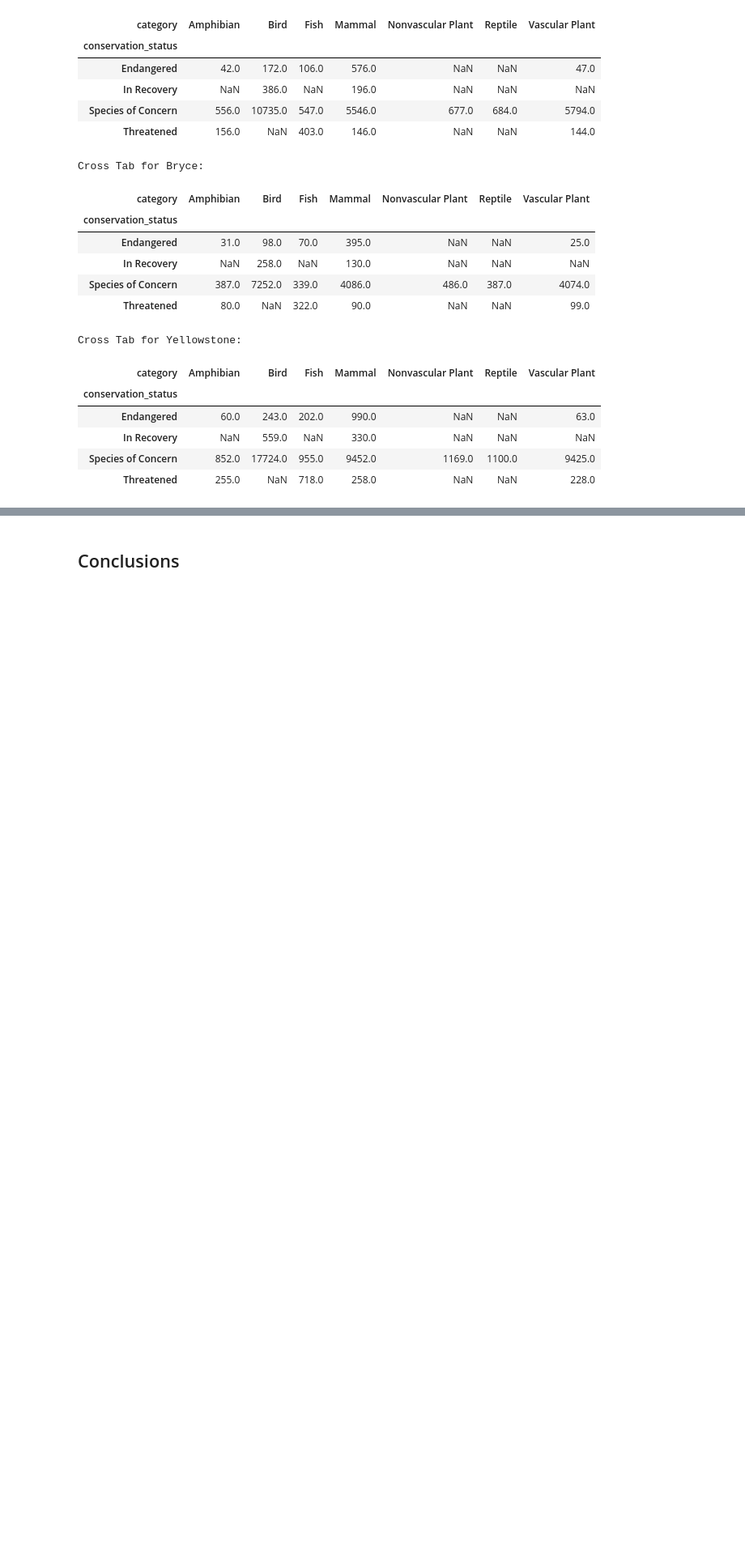
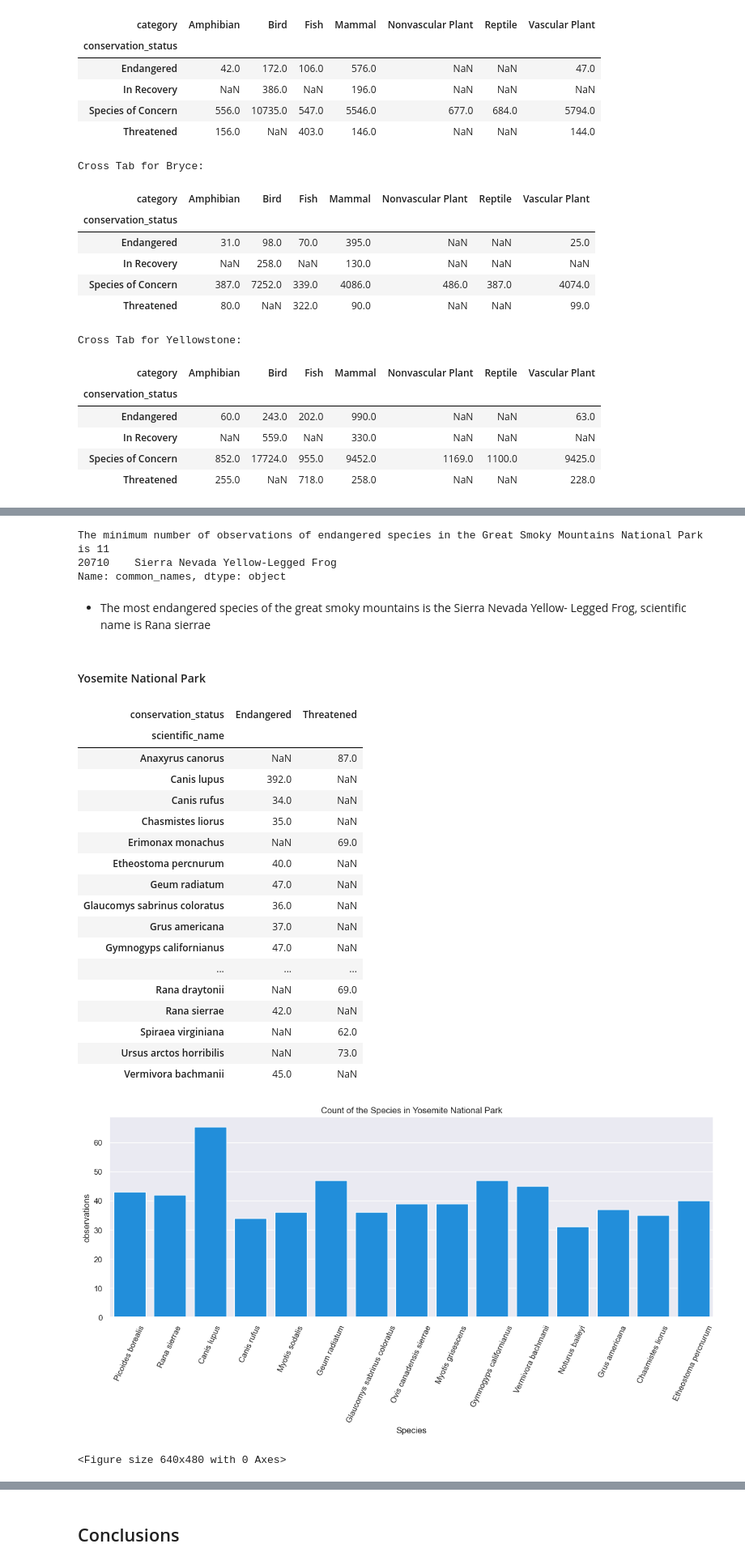
Before and after one commit to GALLP900/CodAcG_Github, a Jupyter notebook: Python_Training/Data Science Fundations II/biodiversity-starter/biodiversity_starter/biodiversity.ipynb, the cells around one changed output, grey strips where cells are left out. Shown at 81% size. Saved outputs shown, nothing was run; the diff lists cells and outputs as text; code cells hidden in the pictures; blank space fills up the shorter version.

```diff
--- a/Python_Training/Data Science Fundations II/biodiversity-starter/biodiversity_starter/biodiversity.ipynb
+++ b/Python_Training/Data Science Fundations II/biodiversity-starter/biodiversity_starter/biodiversity.ipynb
@@ -385,0 +355,50 @@ plt.clf()
+# %%
+# Find the minimum number of observations of endangered species in the Great Smoky Mountains National Park
+min_observation = data_smokymt[data_smokymt.conservation_status == 'Endangered']['observations'].min()
+print(f'The minimum number of observations of endangered species in the Great Smoky Mountains National Park is {min_observation}')
+# Find the common name of the most endangered species in the Great Smoky Mountains National Park
+Rana = data_smokymt[data_smokymt.scientific_name == 'Rana sierrae']['common_names']
+print(Rana)
+# %% [output]
+The minimum number of observations of endangered species in the Great Smoky Mountains National Park is 11
+20710    Sierra Nevada Yellow-Legged Frog
+Name: common_names, dtype: object
+# %% [markdown]
+- The most endangered species of the great smoky mountains is the Sierra Nevada Yellow- Legged Frog, scientific name is Rana sierrae
+# %% [markdown]
+#### Yosemite National Park
+# %%
+# create a df for the Yosemite park and analyze the data
+data_yosemite = park_data_TE[park_data_TE.park_name == 'Yosemite']
+# create a contingency table for the yellowstone park and the common names of the species
+data_yosemite_contingency = pd.crosstab(data_yosemite['scientific_name'], data_yosemite['conservation_status'], values=data_yosemite['observations'], aggfunc='sum')
+display(data_yosemite_contingency)
+# Create countplot for the species in Yellowstone
+plt.figure(figsize=(15,5))
+sn.barplot(data=data_yosemite[data_yosemite.conservation_status =='Endangered'],  x='scientific_name', y='observations', errorbar=None)
+plt.xticks(rotation=65, fontsize=11)
+plt.title(f'Count of the Species in Yosemite National Park')
+plt.xlabel('Species')
+plt.show()
+plt.clf()
+# %% [output]
+| conservation_status | Endangered | Threatened |
+| scientific_name |  |  |
+| Anaxyrus canorus | NaN | 87.0 |
+| Canis lupus | 392.0 | NaN |
+| Canis rufus | 34.0 | NaN |
+| Chasmistes liorus | 35.0 | NaN |
+| Erimonax monachus | NaN | 69.0 |
+| Etheostoma percnurum | 40.0 | NaN |
+| Geum radiatum | 47.0 | NaN |
+| Glaucomys sabrinus coloratus | 36.0 | NaN |
+| Grus americana | 37.0 | NaN |
+| Gymnogyps californianus | 47.0 | NaN |
+| ... | ... | ... |
+| Rana draytonii | NaN | 69.0 |
+| Rana sierrae | 42.0 | NaN |
+| Spiraea virginiana | NaN | 62.0 |
+| Ursus arctos horribilis | NaN | 73.0 |
+| Vermivora bachmanii | 45.0 | NaN |
+[figure, added]
+<Figure size 640x480 with 0 Axes>
```
Also changed, not shown: parts of 40 cells of this notebook.
